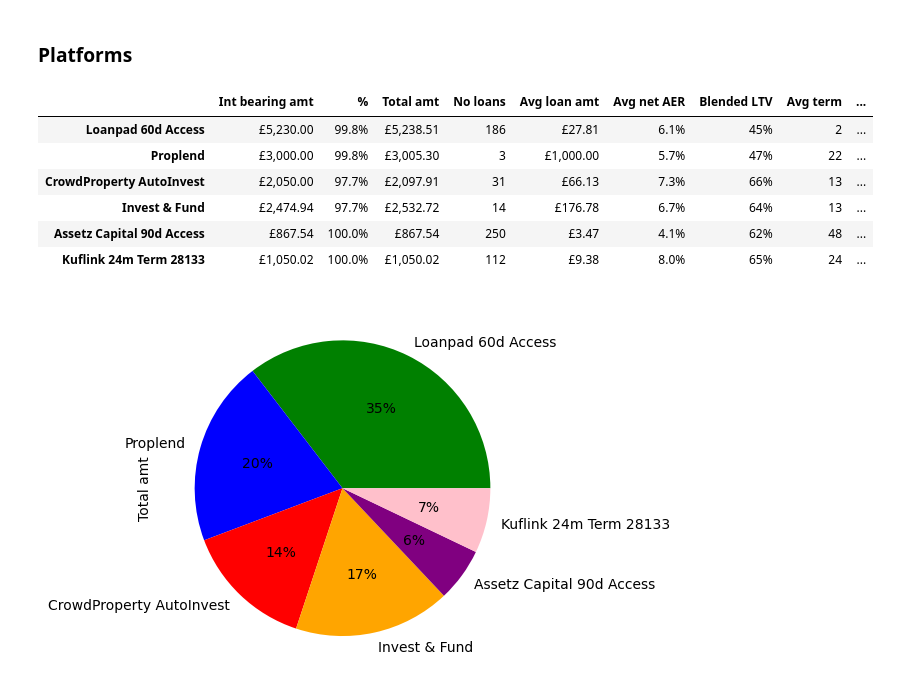
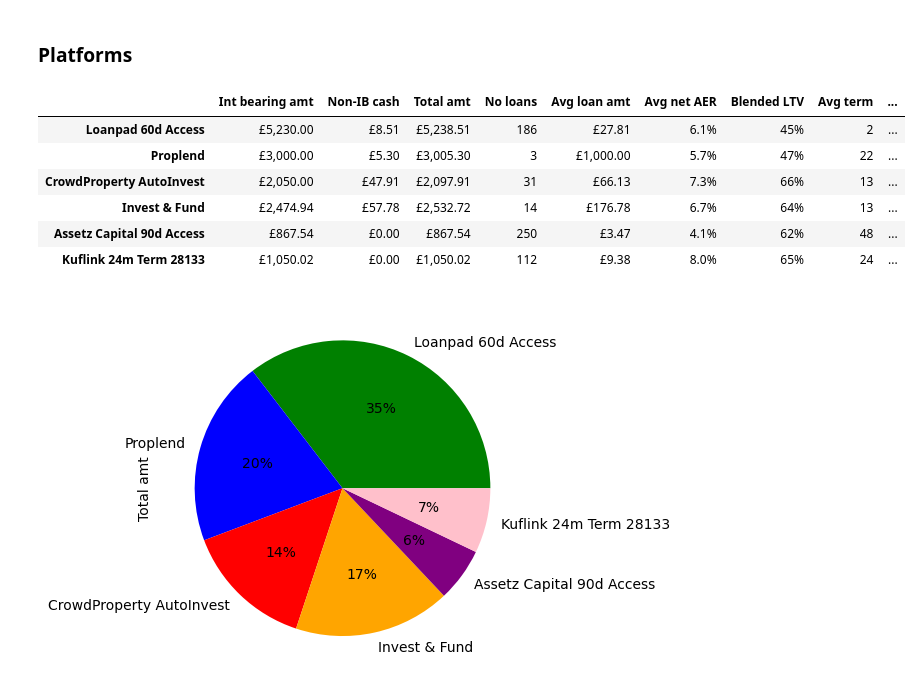
Before and after one commit to sijfish/p2panalytics, a Jupyter notebook: Loan Analytics.ipynb, the cells around one changed output. Saved outputs shown, nothing was run; the diff lists cells and outputs as text; code cells hidden in the pictures.

Commit message:
updated non-ib cash column in platform and portfolio summaries

```diff
--- a/Loan Analytics.ipynb
+++ b/Loan Analytics.ipynb
@@ -8,12 +8,12 @@ save_history = False # if true, updates portfolio and platform history files. if
 ##########################
 today = pd.to_datetime('today').normalize()
 loans_df = pd.read_csv('data/concatenated.csv')
+cash_df = pd.read_csv('data/cash.csv', index_col='platform_account_name')
 portfolio_df = pd.read_csv('data/portfolio_history.csv', index_col=0, parse_dates=[0])
-cash_df = pd.read_csv('data/cash.csv', index_col='platform_account_name')
 platform_dict = { 'loanpad':'Loanpad 60d Access','proplend':'Proplend','crowdproperty':'CrowdProperty AutoInvest','invest_fund':'Invest & Fund','assetz_capital':'Assetz Capital 90d Access','kuflink':'Kuflink 24m Term 28133' }
-col_list = ['Int bearing amt','%','Total amt','No loans','Avg loan amt','Avg net AER','Blended LTV','Avg term','Max term','Avg ttm','Max ttm','Non-perform','Long default','Short default','Int default']
-platform_totals_list = [loans_df['loan_part_amt'].sum() + cash_df['ib_cash'].sum(),(loans_df['loan_part_amt'].sum() + cash_df['ib_cash'].sum()) / (loans_df['loan_part_amt'].sum() + cash_df['ib_cash'].sum() + cash_df['nonib_cash'].sum()),loans_df['loan_part_amt'].sum() + cash_df['ib_cash'].sum() + cash_df['nonib_cash'].sum(),loans_df['loan_portion'].sum(),loans_df['loan_part_amt'].sum() / loans_df['loan_portion'].sum(),loans_df['portfolio_weighted_net_aer'].sum(),loans_df['portfolio_weighted_blended_ltv'].sum(),loans_df['portfolio_weighted_term_months'].sum(),loans_df['loan_part_term_months'].max(),loans_df['portfolio_weighted_ttm_months'].sum(),loans_df['loan_part_ttm_days'].max()/33.437,loans_df.loc[loans_df['loan_part_status'].isin(['Short Default', 'Long Default', 'Interest Default']), 'loan_part_amt'].sum() / loans_df['loan_part_amt'].sum(),loans_df.loc[loans_df['loan_part_status'] == 'Long Default', 'loan_part_amt'].sum(),loans_df.loc[loans_df['loan_part_status'] == 'Short Default', 'loan_part_amt'].sum(),loans_df.loc[loans_df['loan_part_status'] == 'Interest Default', 'loan_part_amt'].sum(), loans_df.loc[loans_df['platform_account_sector'] == 'Development']['loan_part_amt'].sum()/loans_df['loan_part_amt'].sum(),loans_df.loc[loans_df['platform_account_sector'] == 'Commercial']['loan_part_amt'].sum()/loans_df['loan_part_amt'].sum(),len(platform_dict),loans_df['loan_part_amt'].sum() / len(platform_dict)]
-format_dict = { 'Int bearing amt': '£{0:,.2f}','%': '{:,.1%}','Total amt': '£{0:,.2f}','No loans': '{:,.0f}','Avg loan amt': '£{0:,.2f}','Blended LTV': '{:,.0%}','Avg net AER': '{:,.1%}','Avg term': '{:,.0f}','Max term': '{:,.0f}','Avg ttm': '{:,.0f}','Max ttm': '{:,.0f}','Non-perform': '{:,.0%}','Long default': '£{0:,.0f}','Short default': '£{0:,.0f}','Int default': '£{0:,.0f}','Dev sector': '{:.0%}', 'Comm sector': '{:.0%}','No a/c': '{:,.0f}','Avg a/c amt': '£{0:,.0f}'}
+col_list = ['Int bearing amt','Non-IB cash','Total amt','No loans','Avg loan amt','Avg net AER','Blended LTV','Avg term','Max term','Avg ttm','Max ttm','Non-perform','Long default','Short default','Int default']
+platform_totals_list = [loans_df['loan_part_amt'].sum() + cash_df['ib_cash'].sum(),cash_df['nonib_cash'].sum(),loans_df['loan_part_amt'].sum() + cash_df['ib_cash'].sum() + cash_df['nonib_cash'].sum(),loans_df['loan_portion'].sum(),loans_df['loan_part_amt'].sum() / loans_df['loan_portion'].sum(),loans_df['portfolio_weighted_net_aer'].sum(),loans_df['portfolio_weighted_blended_ltv'].sum(),loans_df['portfolio_weighted_term_months'].sum(),loans_df['loan_part_term_months'].max(),loans_df['portfolio_weighted_ttm_months'].sum(),loans_df['loan_part_ttm_days'].max()/33.437,loans_df.loc[loans_df['loan_part_status'].isin(['Short Default', 'Long Default', 'Interest Default']), 'loan_part_amt'].sum() / loans_df['loan_part_amt'].sum(),loans_df.loc[loans_df['loan_part_status'] == 'Long Default', 'loan_part_amt'].sum(),loans_df.loc[loans_df['loan_part_status'] == 'Short Default', 'loan_part_amt'].sum(),loans_df.loc[loans_df['loan_part_status'] == 'Interest Default', 'loan_part_amt'].sum(), loans_df.loc[loans_df['platform_account_sector'] == 'Development']['loan_part_amt'].sum()/loans_df['loan_part_amt'].sum(),loans_df.loc[loans_df['platform_account_sector'] == 'Commercial']['loan_part_amt'].sum()/loans_df['loan_part_amt'].sum(),len(platform_dict),loans_df['loan_part_amt'].sum() / len(platform_dict)]
+format_dict = { 'Int bearing amt': '£{0:,.2f}','Non-IB cash': '£{0:,.2f}','Total amt': '£{0:,.2f}','No loans': '{:,.0f}','Avg loan amt': '£{0:,.2f}','Blended LTV': '{:,.0%}','Avg net AER': '{:,.1%}','Avg term': '{:,.0f}','Max term': '{:,.0f}','Avg ttm': '{:,.0f}','Max ttm': '{:,.0f}','Non-perform': '{:,.0%}','Long default': '£{0:,.0f}','Short default': '£{0:,.0f}','Int default': '£{0:,.0f}','Dev sector': '{:.0%}', 'Comm sector': '{:.0%}','No a/c': '{:,.0f}','Avg a/c amt': '£{0:,.0f}'}
 colours_list = ['green','blue','red','orange','purple','pink']
 if portfolio_df.iloc[-1].name.month < pd.to_datetime('today').month: # flip save_history to true if there is no record of current month in portfolio history
     save_history = True
@@ -25,31 +25,31 @@ def save_platform_csv(platform): # function to update platform_history.csv for a
     platform_nonib_cash = cash_df.loc[platform_account]['nonib_cash']
     platform_deployed_amt = platform_loans['loan_part_amt'].sum() + platform_ib_cash
     platform_total_amt = platform_deployed_amt + platform_nonib_cash
-    exec(platform + "_df.loc[today] = [platform_deployed_amt,platform_deployed_amt / platform_total_amt,platform_total_amt,platform_loans['loan_portion'].sum(),platform_loans['loan_part_amt'].sum() / platform_loans['loan_portion'].sum(),platform_loans['platform_weighted_net_aer'].sum(),platform_loans['platform_weighted_blended_ltv'].sum(),platform_loans['platform_weighted_term_months'].sum(),platform_loans['loan_part_term_months'].max(),platform_loans['platform_weighted_ttm_months'].sum(),platform_loans['loan_part_ttm_days'].max()/33.437,platform_loans.loc[platform_loans['loan_part_status'].isin(['Short Default', 'Long Default', 'Interest Default']), 'loan_part_amt'].sum() / loans_df.loc[loans_df['platform_account_name'] == platform_account, 'loan_part_amt'].sum(),platform_loans.loc[platform_loans['loan_part_status'] == 'Long Default', 'loan_part_amt'].sum(),platform_loans.loc[platform_loans['loan_part_status'] == 'Short Default', 'loan_part_amt'].sum(),platform_loans.loc[platform_loans['loan_part_status'] == 'Interest Default', 'loan_part_amt'].sum()]")
+    exec(platform + "_df.loc[today] = [platform_deployed_amt,platform_nonib_cash,platform_total_amt,platform_loans['loan_portion'].sum(),platform_loans['loan_part_amt'].sum() / platform_loans['loan_portion'].sum(),platform_loans['platform_weighted_net_aer'].sum(),platform_loans['platform_weighted_blended_ltv'].sum(),platform_loans['platform_weighted_term_months'].sum(),platform_loans['loan_part_term_months'].max(),platform_loans['platform_weighted_ttm_months'].sum(),platform_loans['loan_part_ttm_days'].max()/33.437,platform_loans.loc[platform_loans['loan_part_status'].isin(['Short Default', 'Long Default', 'Interest Default']), 'loan_part_amt'].sum() / loans_df.loc[loans_df['platform_account_name'] == platform_account, 'loan_part_amt'].sum(),platform_loans.loc[platform_loans['loan_part_status'] == 'Long Default', 'loan_part_amt'].sum(),platform_loans.loc[platform_loans['loan_part_status'] == 'Short Default', 'loan_part_amt'].sum(),platform_loans.loc[platform_loans['loan_part_status'] == 'Interest Default', 'loan_part_amt'].sum()]")
     exec(platform + "_df.to_csv('data/" + platform + "_history.csv', index=True)")
 # %% [markdown]
 ### Platforms
 # %%
 platform_df = pd.DataFrame(columns=col_list)
 for platform_account in platform_dict.values():
     platform_loans = loans_df.loc[loans_df['platform_account_name'] == platform_account]
     platform_ib_cash = cash_df.loc[platform_account]['ib_cash']
     platform_nonib_cash = cash_df.loc[platform_account]['nonib_cash']
     platform_deployed_amt = platform_loans['loan_part_amt'].sum() + platform_ib_cash
     platform_total_amt = platform_deployed_amt + platform_nonib_cash
-    platform_df.loc[platform_account] =  [platform_deployed_amt,platform_deployed_amt / platform_total_amt,platform_total_amt,platform_loans['loan_portion'].sum(),platform_loans['loan_part_amt'].sum() / platform_loans['loan_portion'].sum(),platform_loans['platform_weighted_net_aer'].sum(),platform_loans['platform_weighted_blended_ltv'].sum(),platform_loans['platform_weighted_term_months'].sum(),platform_loans['loan_part_term_months'].max(),platform_loans['platform_weighted_ttm_months'].sum(),platform_loans['loan_part_ttm_days'].max()/33.437,platform_loans.loc[platform_loans['loan_part_status'].isin(['Short Default', 'Long Default', 'Interest Default']), 'loan_part_amt'].sum() / loans_df.loc[loans_df['platform_account_name'] == platform_account, 'loan_part_amt'].sum(),platform_loans.loc[platform_loans['loan_part_status'] == 'Long Default', 'loan_part_amt'].sum(),platform_loans.loc[platform_loans['loan_part_status'] == 'Short Default', 'loan_part_amt'].sum(),platform_loans.loc[platform_loans['loan_part_status'] == 'Interest Default', 'loan_part_amt'].sum()]
+    platform_df.loc[platform_account] =  [platform_deployed_amt,platform_nonib_cash,platform_total_amt,platform_loans['loan_portion'].sum(),platform_loans['loan_part_amt'].sum() / platform_loans['loan_portion'].sum(),platform_loans['platform_weighted_net_aer'].sum(),platform_loans['platform_weighted_blended_ltv'].sum(),platform_loans['platform_weighted_term_months'].sum(),platform_loans['loan_part_term_months'].max(),platform_loans['platform_weighted_ttm_months'].sum(),platform_loans['loan_part_ttm_days'].max()/33.437,platform_loans.loc[platform_loans['loan_part_status'].isin(['Short Default', 'Long Default', 'Interest Default']), 'loan_part_amt'].sum() / loans_df.loc[loans_df['platform_account_name'] == platform_account, 'loan_part_amt'].sum(),platform_loans.loc[platform_loans['loan_part_status'] == 'Long Default', 'loan_part_amt'].sum(),platform_loans.loc[platform_loans['loan_part_status'] == 'Short Default', 'loan_part_amt'].sum(),platform_loans.loc[platform_loans['loan_part_status'] == 'Interest Default', 'loan_part_amt'].sum()]
 if save_history == True:
     for platform in platform_dict.keys():
         save_platform_csv(platform) # function to update platform_history.csv for all platform accounts
 platform_df.style.format(format_dict)
 # %% [output]
-|  | Int bearing amt | % | Total amt | No loans | Avg loan amt | Avg net AER | Blended LTV | Avg term | ... |
-| Loanpad 60d Access | £5,230.00 | 99.8% | £5,238.51 | 186 | £27.81 | 6.1% | 45% | 2 | ... |
-| Proplend | £3,000.00 | 99.8% | £3,005.30 | 3 | £1,000.00 | 5.7% | 47% | 22 | ... |
-| CrowdProperty AutoInvest | £2,050.00 | 97.7% | £2,097.91 | 31 | £66.13 | 7.3% | 66% | 13 | ... |
-| Invest & Fund | £2,474.94 | 97.7% | £2,532.72 | 14 | £176.78 | 6.7% | 64% | 13 | ... |
-| Assetz Capital 90d Access | £867.54 | 100.0% | £867.54 | 250 | £3.47 | 4.1% | 62% | 48 | ... |
-| Kuflink 24m Term 28133 | £1,050.02 | 100.0% | £1,050.02 | 112 | £9.38 | 8.0% | 65% | 24 | ... |
+|  | Int bearing amt | Non-IB cash | Total amt | No loans | Avg loan amt | Avg net AER | Blended LTV | Avg term | ... |
+| Loanpad 60d Access | £5,230.00 | £8.51 | £5,238.51 | 186 | £27.81 | 6.1% | 45% | 2 | ... |
+| Proplend | £3,000.00 | £5.30 | £3,005.30 | 3 | £1,000.00 | 5.7% | 47% | 22 | ... |
+| CrowdProperty AutoInvest | £2,050.00 | £47.91 | £2,097.91 | 31 | £66.13 | 7.3% | 66% | 13 | ... |
+| Invest & Fund | £2,474.94 | £57.78 | £2,532.72 | 14 | £176.78 | 6.7% | 64% | 13 | ... |
+| Assetz Capital 90d Access | £867.54 | £0.00 | £867.54 | 250 | £3.47 | 4.1% | 62% | 48 | ... |
+| Kuflink 24m Term 28133 | £1,050.02 | £0.00 | £1,050.02 | 112 | £9.38 | 8.0% | 65% | 24 | ... |
 # %%
 ax = platform_df['Total amt'].plot(kind='pie', colors=colours_list, autopct='%1.0f%%', legend=False)
 # %% [output]
```
Also changed, not shown: parts of 1 cell of this notebook, 7 other files.
